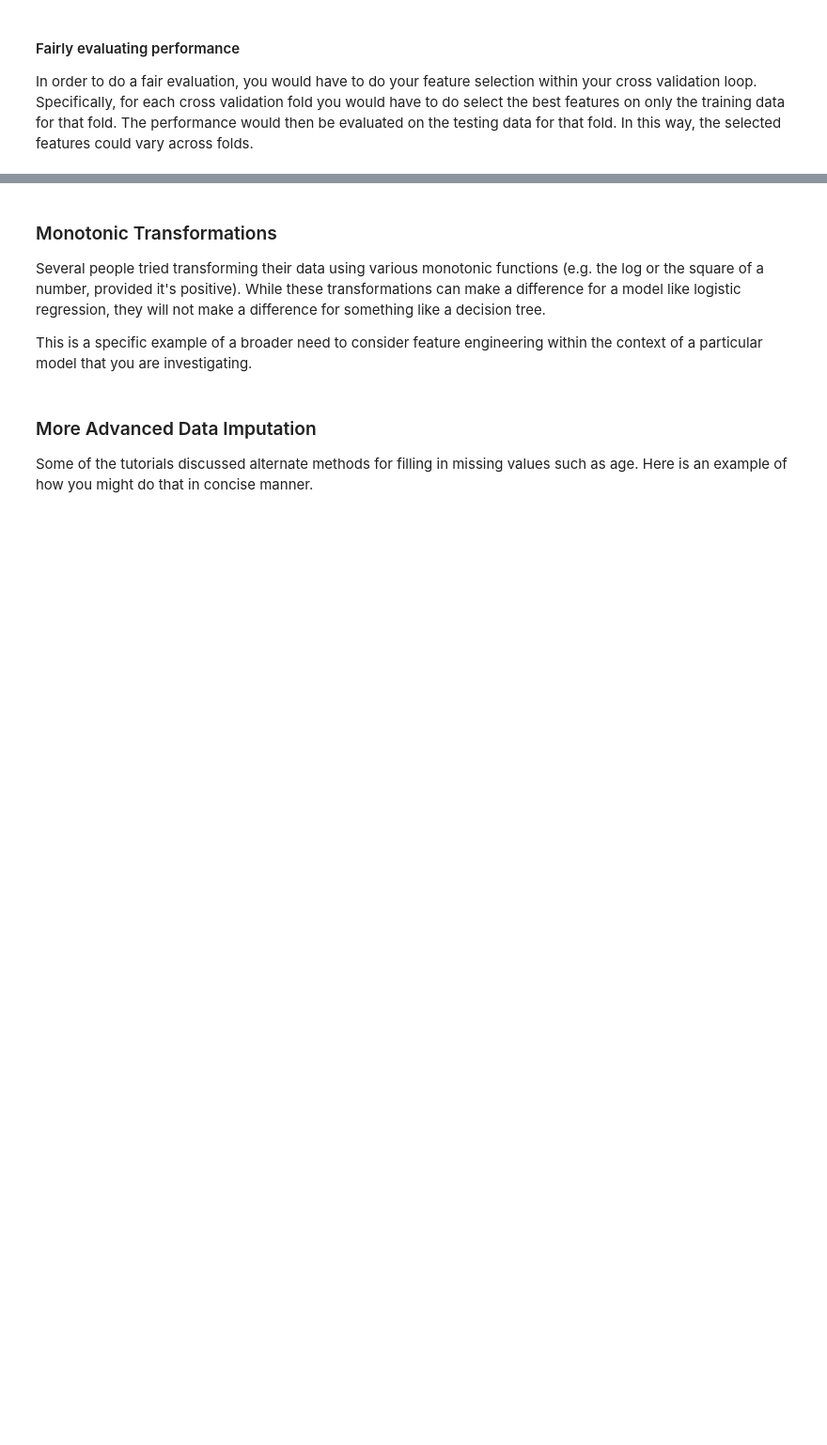
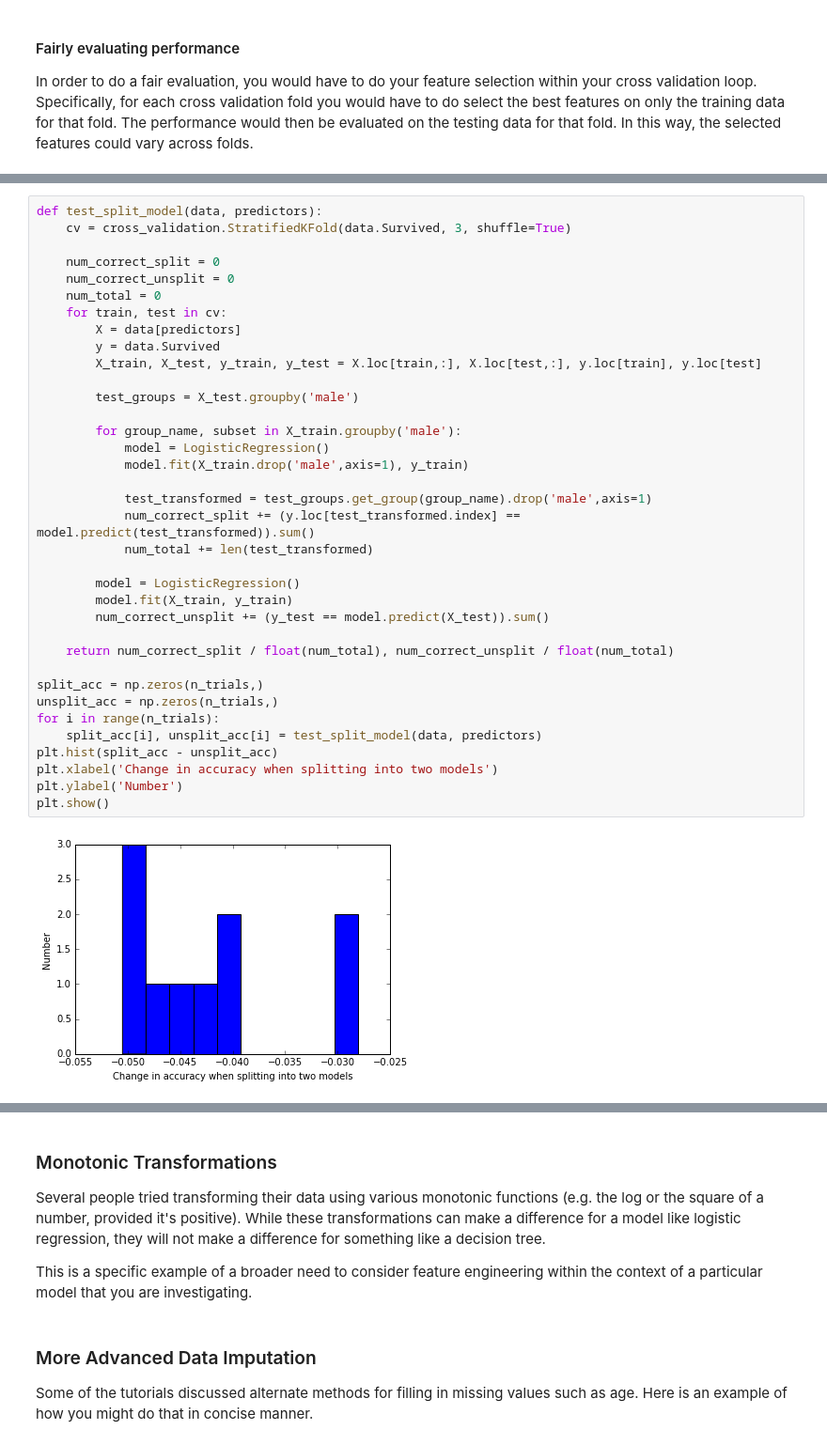
Before and after one commit to paulruvolo/DataScience16, a Jupyter notebook: inclass/day13/model_iteration_2_debrief.ipynb, the cells around one changed output, grey strips where cells are left out. Shown: that part at 94% size. Cells and saved outputs as stored; diff of their text form; blank space fills up the shorter version.

Commit message:
added an additional topic about model splitting

```diff
--- a/inclass/day13/model_iteration_2_debrief.ipynb
+++ b/inclass/day13/model_iteration_2_debrief.ipynb
@@ -289,0 +332,38 @@ In order to do a fair evaluation, you would have to do your feature selection wi
+# %%
+def test_split_model(data, predictors):
+    cv = cross_validation.StratifiedKFold(data.Survived, 3, shuffle=True)
+
+    num_correct_split = 0
+    num_correct_unsplit = 0
+    num_total = 0
+    for train, test in cv:
+        X = data[predictors]
+        y = data.Survived
+        X_train, X_test, y_train, y_test = X.loc[train,:], X.loc[test,:], y.loc[train], y.loc[test]
+
+        test_groups = X_test.groupby('male')
+
+        for group_name, subset in X_train.groupby('male'):
+            model = LogisticRegression()
+            model.fit(X_train.drop('male',axis=1), y_train)
+
+            test_transformed = test_groups.get_group(group_name).drop('male',axis=1)
+            num_correct_split += (y.loc[test_transformed.index] == model.predict(test_transformed)).sum()
+            num_total += len(test_transformed)
+
+        model = LogisticRegression()
+        model.fit(X_train, y_train)
+        num_correct_unsplit += (y_test == model.predict(X_test)).sum()
+
+    return num_correct_split / float(num_total), num_correct_unsplit / float(num_total)
+
+split_acc = np.zeros(n_trials,)
+unsplit_acc = np.zeros(n_trials,)
+for i in range(n_trials):
+    split_acc[i], unsplit_acc[i] = test_split_model(data, predictors)
+plt.hist(split_acc - unsplit_acc)
+plt.xlabel('Change in accuracy when splitting into two models')
+plt.ylabel('Number')
+plt.show()
+# %% [output]
+[figure, added]
```
Also changed, not shown: parts of 12 cells of this notebook.
